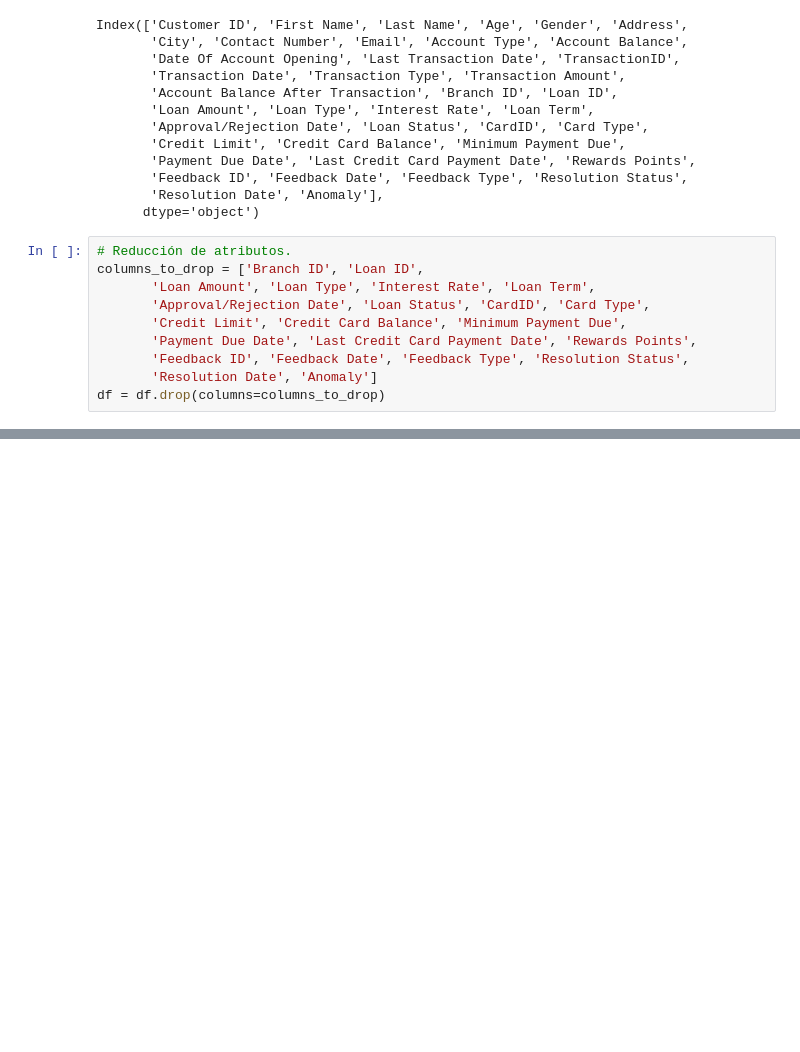
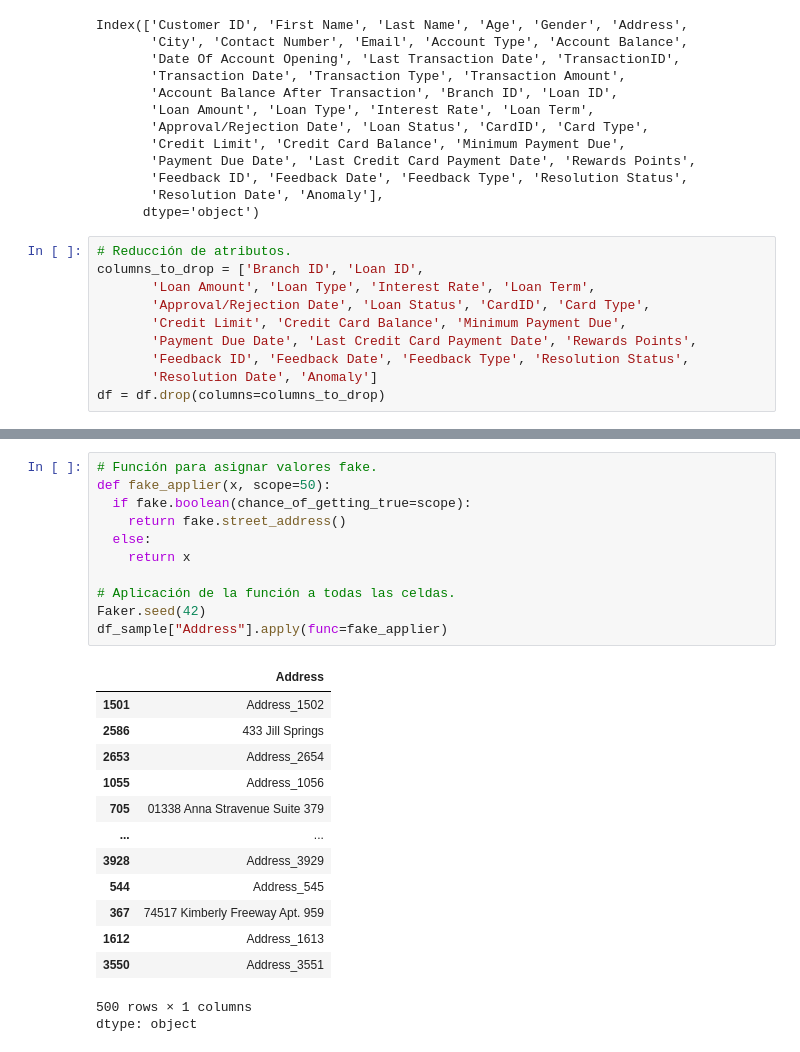
Before and after one commit to albertofalco/ENAP, a Jupyter notebook: 2025_01/preparation_tasks/main.ipynb, the cells around one changed output, grey strips where cells are left out. Cells and saved outputs as stored; diff of their text form; blank space fills up the shorter version.

```diff
--- a/2025_01/preparation_tasks/main.ipynb
+++ b/2025_01/preparation_tasks/main.ipynb
@@ -122,0 +120,26 @@ BQuarterBegin
+# %%
+# Función para asignar valores fake.
+def fake_applier(x, scope=50):
+  if fake.boolean(chance_of_getting_true=scope):
+    return fake.street_address()
+  else:
+    return x
+
+# Aplicación de la función a todas las celdas.
+Faker.seed(42)
+df_sample["Address"].apply(func=fake_applier)
+# %% [output]
+|  | Address |
+| 1501 | Address_1502 |
+| 2586 | 433 Jill Springs |
+| 2653 | Address_2654 |
+| 1055 | Address_1056 |
+| 705 | 01338 Anna Stravenue Suite 379 |
+| ... | ... |
+| 3928 | Address_3929 |
+| 544 | Address_545 |
+| 367 | 74517 Kimberly Freeway Apt. 959 |
+| 1612 | Address_1613 |
+| 3550 | Address_3551 |
+500 rows × 1 columns
+dtype: object
```
Also changed, not shown: parts of 19 cells of this notebook.
